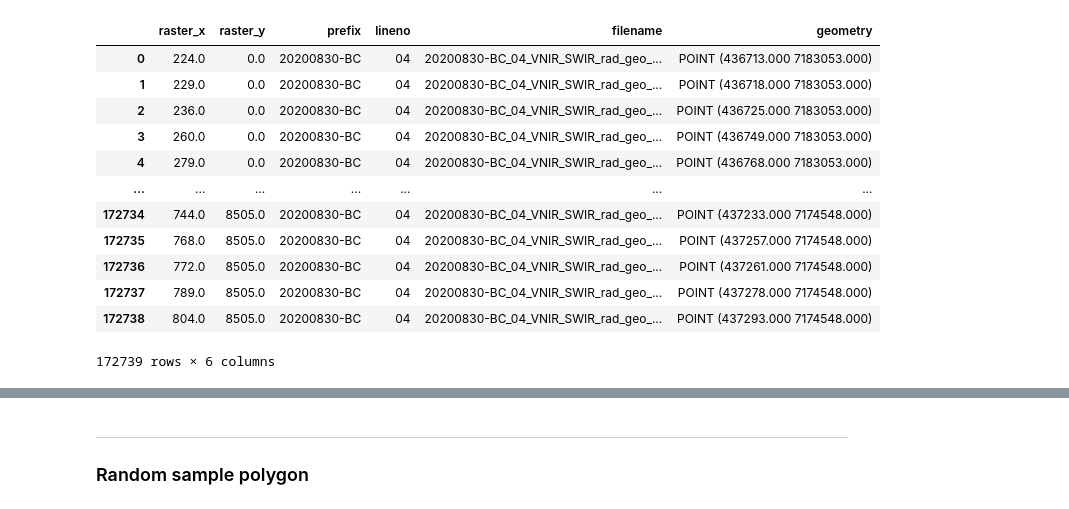
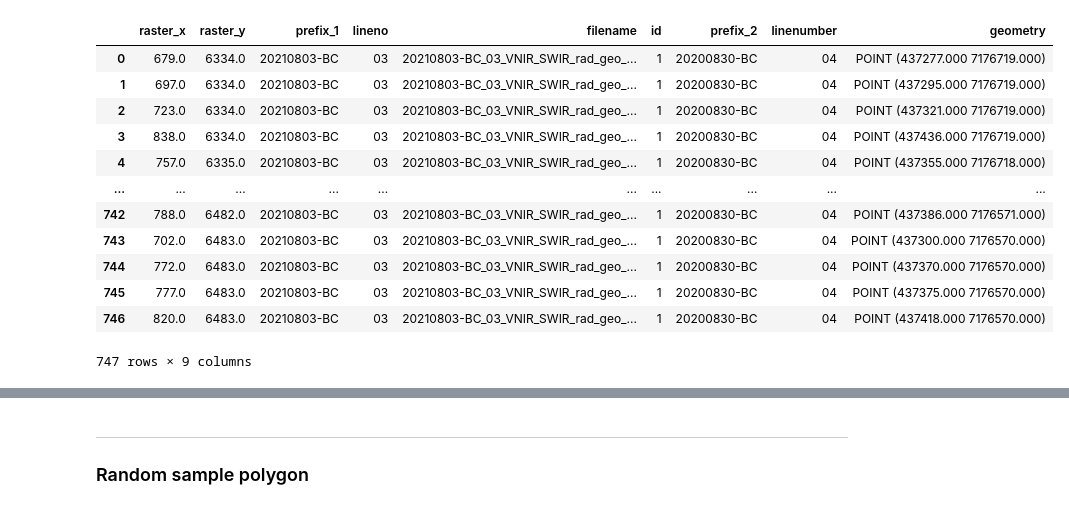
Before and after one commit to chryss/paper_fuels_hyspex, a Jupyter notebook: Jupyter_Notebooks/crown_class.ipynb, the cells around one changed output, grey strips where cells are left out. Drawn from its saved outputs; the diff is of its cells as text; code cells hidden in the pictures.

Commit message:
data analysis

```diff
--- a/Jupyter_Notebooks/crown_class.ipynb
+++ b/Jupyter_Notebooks/crown_class.ipynb
@@ -5,19 +8,20 @@ import xarray as xr
 # %%
 crownfile = Path('/Volumes/FIREICE/fiboreal/cwaigl/2021-HySpex_fuels/HySpex_data_extracted/crowns_BC_all.gpkg')
+crownROIfile = Path('/Volumes/FIREICE/fiboreal/cwaigl/2021-HySpex_fuels/GIS/veg_locations/CW_test_poly.gpkg')
 # %%
-crowns = gp.GeoDataFrame.from_file(crownfile, layer="20200830-BC_04")
+crowns = gp.GeoDataFrame.from_file(crownfile, layer="20210803-BC_03").overlay(gp.GeoDataFrame.from_file(crownROIfile, layer='crown_viz'), how='intersection')
 crowns
 # %% [output]
-|  | raster_x | raster_y | prefix | lineno | filename | geometry |
-| 0 | 224.0 | 0.0 | 20200830-BC | 04 | 20200830-BC_04_VNIR_SWIR_rad_geo_... | POINT (436713.000 7183053.000) |
-| 1 | 229.0 | 0.0 | 20200830-BC | 04 | 20200830-BC_04_VNIR_SWIR_rad_geo_... | POINT (436718.000 7183053.000) |
-| 2 | 236.0 | 0.0 | 20200830-BC | 04 | 20200830-BC_04_VNIR_SWIR_rad_geo_... | POINT (436725.000 7183053.000) |
-| 3 | 260.0 | 0.0 | 20200830-BC | 04 | 20200830-BC_04_VNIR_SWIR_rad_geo_... | POINT (436749.000 7183053.000) |
-| 4 | 279.0 | 0.0 | 20200830-BC | 04 | 20200830-BC_04_VNIR_SWIR_rad_geo_... | POINT (436768.000 7183053.000) |
-| ... | ... | ... | ... | ... | ... | ... |
-| 172734 | 744.0 | 8505.0 | 20200830-BC | 04 | 20200830-BC_04_VNIR_SWIR_rad_geo_... | POINT (437233.000 7174548.000) |
-| 172735 | 768.0 | 8505.0 | 20200830-BC | 04 | 20200830-BC_04_VNIR_SWIR_rad_geo_... | POINT (437257.000 7174548.000) |
-| 172736 | 772.0 | 8505.0 | 20200830-BC | 04 | 20200830-BC_04_VNIR_SWIR_rad_geo_... | POINT (437261.000 7174548.000) |
-| 172737 | 789.0 | 8505.0 | 20200830-BC | 04 | 20200830-BC_04_VNIR_SWIR_rad_geo_... | POINT (437278.000 7174548.000) |
-| 172738 | 804.0 | 8505.0 | 20200830-BC | 04 | 20200830-BC_04_VNIR_SWIR_rad_geo_... | POINT (437293.000 7174548.000) |
+|  | raster_x | raster_y | prefix_1 | lineno | filename | id | prefix_2 | linenumber | geometry |
+| 0 | 679.0 | 6334.0 | 20210803-BC | 03 | 20210803-BC_03_VNIR_SWIR_rad_geo_... | 1 | 20200830-BC | 04 | POINT (437277.000 7176719.000) |
+| 1 | 697.0 | 6334.0 | 20210803-BC | 03 | 20210803-BC_03_VNIR_SWIR_rad_geo_... | 1 | 20200830-BC | 04 | POINT (437295.000 7176719.000) |
+| 2 | 723.0 | 6334.0 | 20210803-BC | 03 | 20210803-BC_03_VNIR_SWIR_rad_geo_... | 1 | 20200830-BC | 04 | POINT (437321.000 7176719.000) |
+| 3 | 838.0 | 6334.0 | 20210803-BC | 03 | 20210803-BC_03_VNIR_SWIR_rad_geo_... | 1 | 20200830-BC | 04 | POINT (437436.000 7176719.000) |
+| 4 | 757.0 | 6335.0 | 20210803-BC | 03 | 20210803-BC_03_VNIR_SWIR_rad_geo_... | 1 | 20200830-BC | 04 | POINT (437355.000 7176718.000) |
+| ... | ... | ... | ... | ... | ... | ... | ... | ... | ... |
+| 742 | 788.0 | 6482.0 | 20210803-BC | 03 | 20210803-BC_03_VNIR_SWIR_rad_geo_... | 1 | 20200830-BC | 04 | POINT (437386.000 7176571.000) |
+| 743 | 702.0 | 6483.0 | 20210803-BC | 03 | 20210803-BC_03_VNIR_SWIR_rad_geo_... | 1 | 20200830-BC | 04 | POINT (437300.000 7176570.000) |
+| 744 | 772.0 | 6483.0 | 20210803-BC | 03 | 20210803-BC_03_VNIR_SWIR_rad_geo_... | 1 | 20200830-BC | 04 | POINT (437370.000 7176570.000) |
+| 745 | 777.0 | 6483.0 | 20210803-BC | 03 | 20210803-BC_03_VNIR_SWIR_rad_geo_... | 1 | 20200830-BC | 04 | POINT (437375.000 7176570.000) |
+| 746 | 820.0 | 6483.0 | 20210803-BC | 03 | 20210803-BC_03_VNIR_SWIR_rad_geo_... | 1 | 20200830-BC | 04 | POINT (437418.000 7176570.000) |
-172739 rows × 6 columns
+747 rows × 9 columns
```
Also changed, not shown: parts of 19 cells of this notebook, 5 other files.
